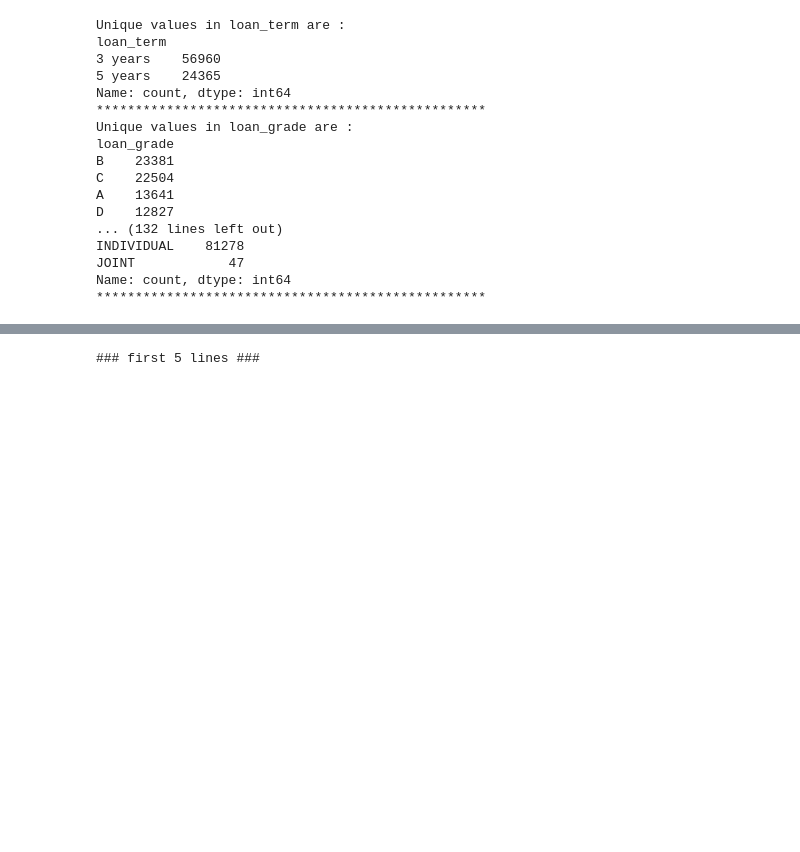
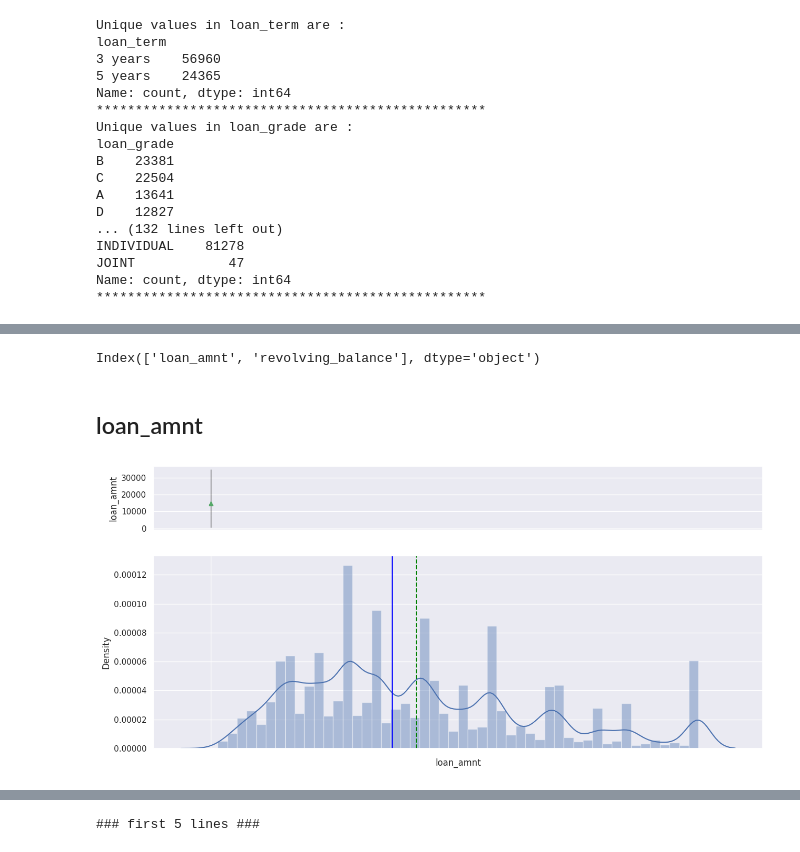
Before and after one commit to 8946-art/Boosting_eVISA_Business-Application, a Jupyter notebook: NBFC Loan Default.ipynb, the cells around one changed output, grey strips where cells are left out. Saved outputs shown, nothing was run; the diff lists cells and outputs as text; code cells hidden in the pictures; blank space fills up the shorter version.

```diff
--- a/NBFC Loan Default.ipynb
+++ b/NBFC Loan Default.ipynb
@@ -268,0 +271,18 @@ Name: count, dtype: int64
+# %%
+def histogram_boxplot(feature, figsize=(15, 7), bins=None):
+    """
+    Boxplot and histogram combined
+    feature: 1-d feature array
+    figsize: size of fig (default (15,10))
+    bins: number of bins (default None / auto)
+    """
+    f2, (ax_box2, ax_hist2) = plt.subplots(nrows = 2, # Number of rows of the subplot grid= 2
+                                           sharex = True, # x-axis will be shared among all subplots
+                                           gridspec_kw = {"height_ratios": (.25, .75)},
+                                           figsize = figsize
+                                           ) # creating the 2 subplots
+
+    sns.boxplot(feature, ax=ax_box2, showmeans=True, color='yellow') # boxplot will be created and a star will indicate the mean value of the column
+    sns.distplot(feature, kde=True, ax=ax_hist2, bins=bins) if bins else sns.distplot(feature, kde=True, ax=ax_hist2) # For histogram
+    ax_hist2.axvline(np.mean(feature), color='green', linestyle='--') # Add mean to the histogram
+    ax_hist2.axvline(np.median(feature), color='blue', linestyle='-');# Add median to the histogram
@@ -268,0 +330,10 @@ Name: count, dtype: int64
+# %%
+df.select_dtypes(include='integer').columns
+# %% [output]
+Index(['loan_amnt', 'revolving_balance'], dtype='object')
+# %% [markdown]
+## loan_amnt
+# %%
+histogram_boxplot(df.loan_amnt)
+# %% [output]
+[figure, added]
```
Also changed, not shown: parts of 5 cells of this notebook.
